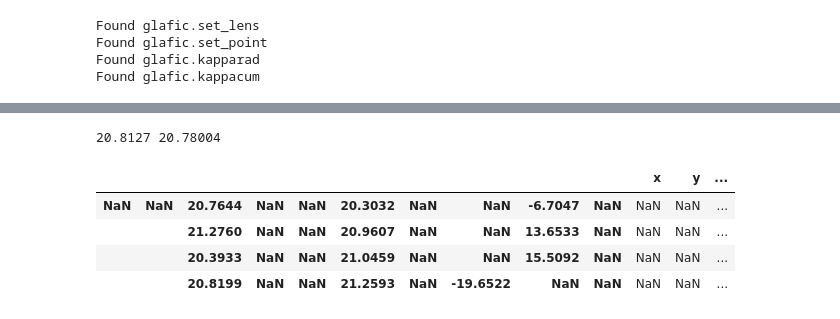
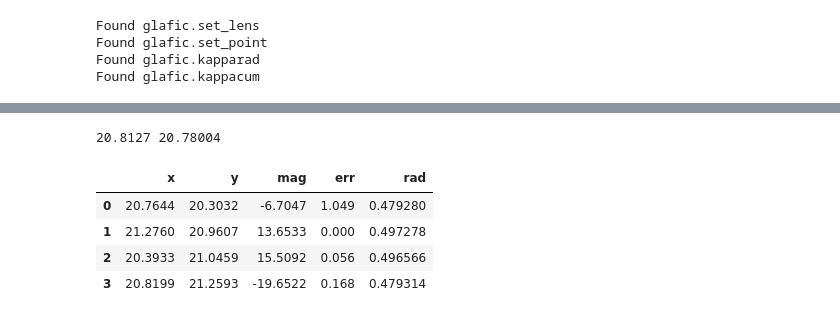
Before and after one commit to romms921/IllustrisTNG-Lens-Modelling, a Jupyter notebook: mass_profile.ipynb, the cells around one changed output, grey strips where cells are left out. Drawn from its saved outputs; the diff is of its cells as text; code cells hidden in the pictures.

```diff
--- a/mass_profile.ipynb
+++ b/mass_profile.ipynb
@@ -144,21 +145,24 @@ Found glafic.kappacum
 # %%
 # Math for img positions
 x_cent = float(set_point_values[1])
 y_cent = float(set_point_values[2])
 print(x_cent, y_cent)
 
 # Predicted Positions
 pred_columns = ['x', 'y', 'mag', 'err']
 pred_file = model_path + '/' + model_ver + '_point.dat'
-pred = pd.read_csv(pred_file, sep=' ', header=None, skiprows=1, names=pred_columns)
+pred = pd.read_fwf(pred_file, sep=' ', header=None, skiprows=1, names=pred_columns)
+
+pred_rad = np.sqrt((pred['x'] - x_cent)**2 + (pred['y'] - y_cent)**2)
+pred['rad'] = pred_rad
 pred
 # %% [output]
 20.8127 20.78004
-|  |  |  |  |  |  |  |  |  |  | x | y | ... |
-| NaN | NaN | 20.7644 | NaN | NaN | 20.3032 | NaN | NaN | -6.7047 | NaN | NaN | NaN | ... |
-|  |  | 21.2760 | NaN | NaN | 20.9607 | NaN | NaN | 13.6533 | NaN | NaN | NaN | ... |
-|  |  | 20.3933 | NaN | NaN | 21.0459 | NaN | NaN | 15.5092 | NaN | NaN | NaN | ... |
-|  |  | 20.8199 | NaN | NaN | 21.2593 | NaN | -19.6522 | NaN | NaN | NaN | NaN | ... |
+|  | x | y | mag | err | rad |
+| 0 | 20.7644 | 20.3032 | -6.7047 | 1.049 | 0.479280 |
+| 1 | 21.2760 | 20.9607 | 13.6533 | 0.000 | 0.497278 |
+| 2 | 20.3933 | 21.0459 | 15.5092 | 0.056 | 0.496566 |
+| 3 | 20.8199 | 21.2593 | -19.6522 | 0.168 | 0.479314 |
 # %%
 # Plot profile
 # Load the data
```
Also changed, not shown: parts of 7 cells of this notebook, 4 other files.
